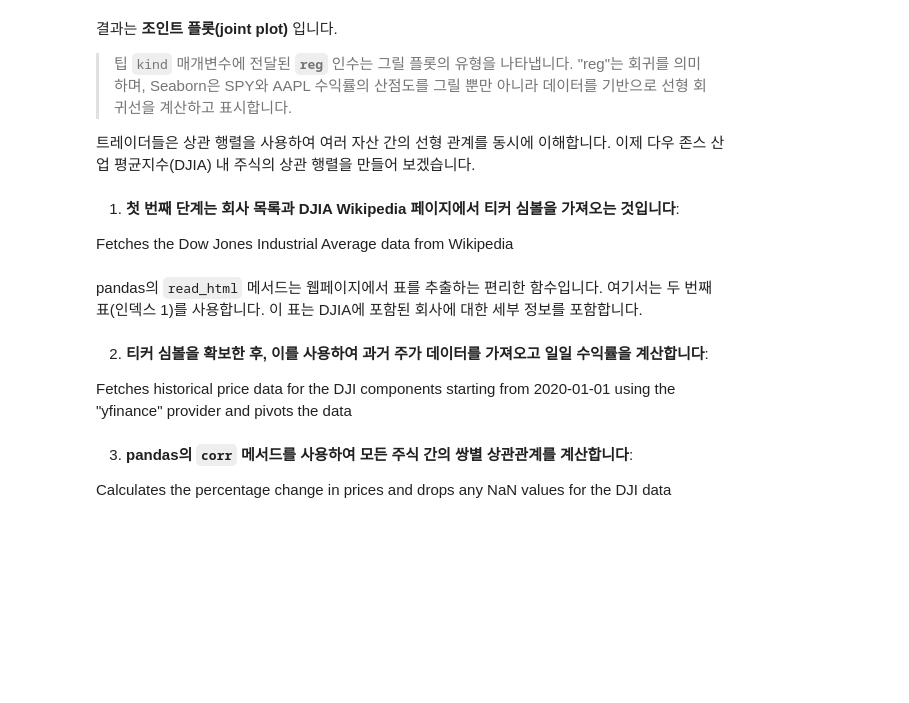
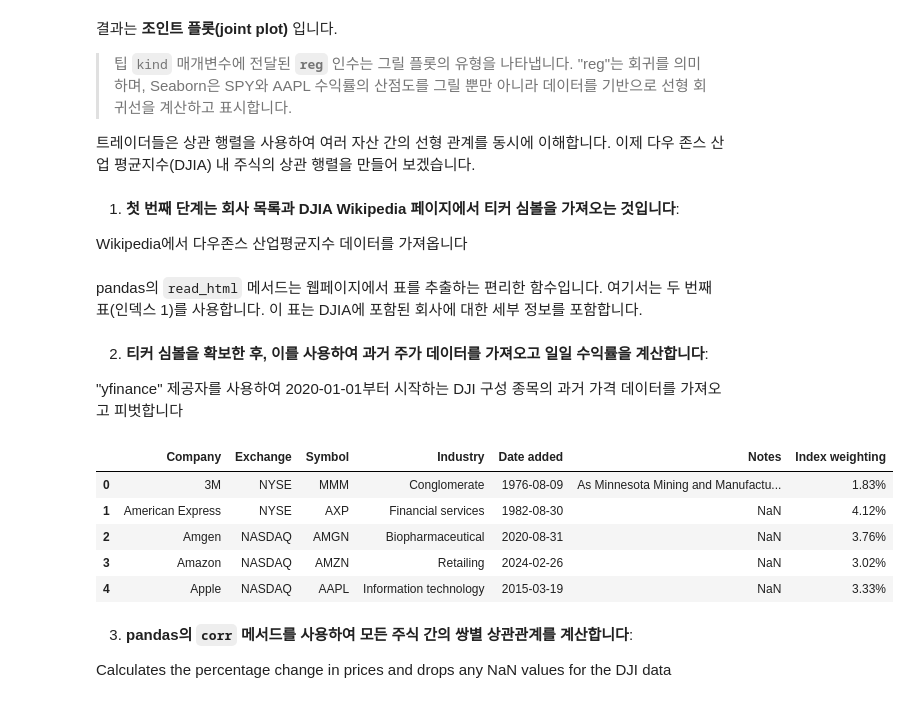
Before and after one commit to restful3/ml4t, a Jupyter notebook: source/03. Visualize Financial Market Data with Matplotlib, and Plotly Dash_song.ipynb, the cells around one changed output. Saved outputs shown, nothing was run; the diff lists cells and outputs as text; code cells hidden in the pictures; blank space fills up the shorter version.

```diff
--- a/source/03. Visualize Financial Market Data with Matplotlib, and Plotly Dash_song.ipynb
+++ b/source/03. Visualize Financial Market Data with Matplotlib, and Plotly Dash_song.ipynb
@@ -577,5 +645,5 @@ g = sns.jointplot(
 # %% [markdown]
 1. **첫 번째 단계는 회사 목록과 DJIA Wikipedia 페이지에서 티커 심볼을 가져오는 것입니다**:
 
-Fetches the Dow Jones Industrial Average data from Wikipedia
+Wikipedia에서 다우존스 산업평균지수 데이터를 가져옵니다
 # %%
@@ -585,7 +653,16 @@ pandas의 `read_html` 메서드는 웹페이지에서 표를 추출하는 편리
 # %% [markdown]
 2. **티커 심볼을 확보한 후, 이를 사용하여 과거 주가 데이터를 가져오고 일일 수익률을 계산합니다**:
 
-Fetches historical price data for the DJI components starting from 2020-01-01 using the "yfinance" provider and pivots the data
+"yfinance" 제공자를 사용하여 2020-01-01부터 시작하는 DJI 구성 종목의 과거 가격 데이터를 가져오고 피벗합니다
+# %%
+dji.head()
+# %% [output]
+|  | Company | Exchange | Symbol | Industry | Date added | Notes | Index weighting |
+| 0 | 3M | NYSE | MMM | Conglomerate | 1976-08-09 | As Minnesota Mining and Manufactu... | 1.83% |
+| 1 | American Express | NYSE | AXP | Financial services | 1982-08-30 | NaN | 4.12% |
+| 2 | Amgen | NASDAQ | AMGN | Biopharmaceutical | 2020-08-31 | NaN | 3.76% |
+| 3 | Amazon | NASDAQ | AMZN | Retailing | 2024-02-26 | NaN | 3.02% |
+| 4 | Apple | NASDAQ | AAPL | Information technology | 2015-03-19 | NaN | 3.33% |
 # %%
 dji_data = (
     obb.equity.price.historical(
```
Also changed, not shown: parts of 72 cells of this notebook, 1 other file.
